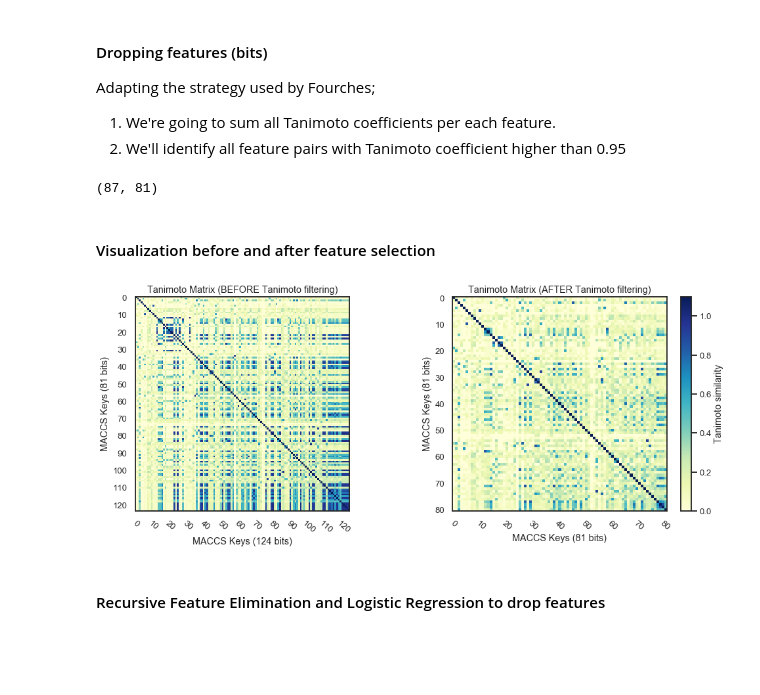
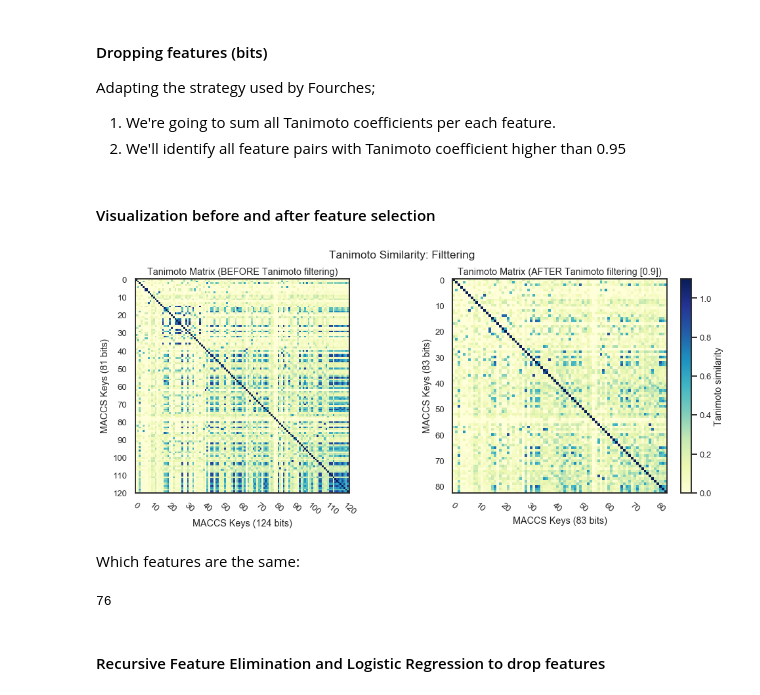
Before and after one commit to jRicciL/ERK2_notebooks, a Jupyter notebook: X_Reviewing_Fourches_work/7_Feature_Selection_RDKit_descriptors.ipynb, the cells around one changed output. Drawn from its saved outputs; the diff is of its cells as text; code cells hidden in the pictures; blank space fills up the shorter version.

```diff
--- a/X_Reviewing_Fourches_work/7_Feature_Selection_RDKit_descriptors.ipynb
+++ b/X_Reviewing_Fourches_work/7_Feature_Selection_RDKit_descriptors.ipynb
@@ -273,40 +251,46 @@ Adapting the strategy used by Fourches;
 # %%
 bits_to_drop = features_to_drop(df_tan, max_thr = 1, min_thr = 0.99, step =  0.01, verbose = False)
 # Drop the features:
-df_maccs_flt_corr = df_maccs_flt_var.drop(bits_to_drop, axis=1)
+df_maccs_flt_tan = df_maccs_flt_var.drop(bits_to_drop, axis=1)
+
+
 # Get the new tanimoto matrix just to plot and compare
-_cm_jaccard = pdist(df_maccs_flt_corr.T, 'jaccard')
+_cm_jaccard = pdist(df_maccs_flt_tan.T, 'jaccard')
 _mtx_tan = 1 - squareform(_cm_jaccard)
 np.fill_diagonal(_mtx_tan, 1.1)
-_df_tan = pd.DataFrame(_mtx_tan, index=df_maccs_flt_corr.columns, columns=df_maccs_flt_corr.columns)
+_df_tan = pd.DataFrame(_mtx_tan, index=df_maccs_flt_tan.columns, columns=df_maccs_flt_tan.columns)
-# %%
-df_maccs_flt_corr.shape
-# %% [output]
-(87, 81)
 # %% [markdown]
 #### Visualization before and after feature selection
 # %%
 fig = plt.figure(figsize=(17, 6))
+plt.suptitle('Tanimoto Similarity: Filttering')
 
 plt.subplot(1, 2, 1)
 plt.imshow(df_tan, cmap='YlGnBu')
 plt.yticks(range(0, 125, 10))
 plt.xticks(range(0, 125, 10), rotation=-40)
 plt.xlabel('MACCS Keys (124 bits)'); plt.ylabel('MACCS Keys (81 bits)')
 plt.title('Tanimoto Matrix (BEFORE Tanimoto filtering)')
 
 plt.subplot(1, 2, 2)
 plt.imshow(_df_tan, cmap='YlGnBu')
-plt.yticks(range(0, 81, 10))
-plt.xticks(range(0, 81, 10), rotation=-40)
-plt.xlabel('MACCS Keys (81 bits)'); plt.ylabel('MACCS Keys (81 bits)')
-plt.title('Tanimoto Matrix (AFTER Tanimoto filtering)')
+n_tan_feat = df_maccs_flt_tan.shape[1]
+plt.yticks(range(0, n_tan_feat, 10))
+plt.xticks(range(0, n_tan_feat, 10), rotation=-40)
+plt.xlabel(f'MACCS Keys ({n_tan_feat} bits)'); plt.ylabel(f'MACCS Keys ({n_tan_feat} bits)')
+plt.title('Tanimoto Matrix (AFTER Tanimoto filtering [0.9])')
 
 cbar = plt.colorbar()
 cbar.set_label('Tanimoto similarity')
 plt.show()
 # %% [output]
-[figure, old version]
+[figure, new version]
+# %% [markdown]
+Which features are the same:
+# %%
+len(set(df_maccs_flt_phi.columns.tolist()) & set(df_maccs_flt_tan.columns.tolist()))
+# %% [output]
+76
 # %% [markdown]
 #### Recursive Feature Elimination and Logistic Regression to drop features
 # %%
```
Also changed, not shown: parts of 28 cells of this notebook.
